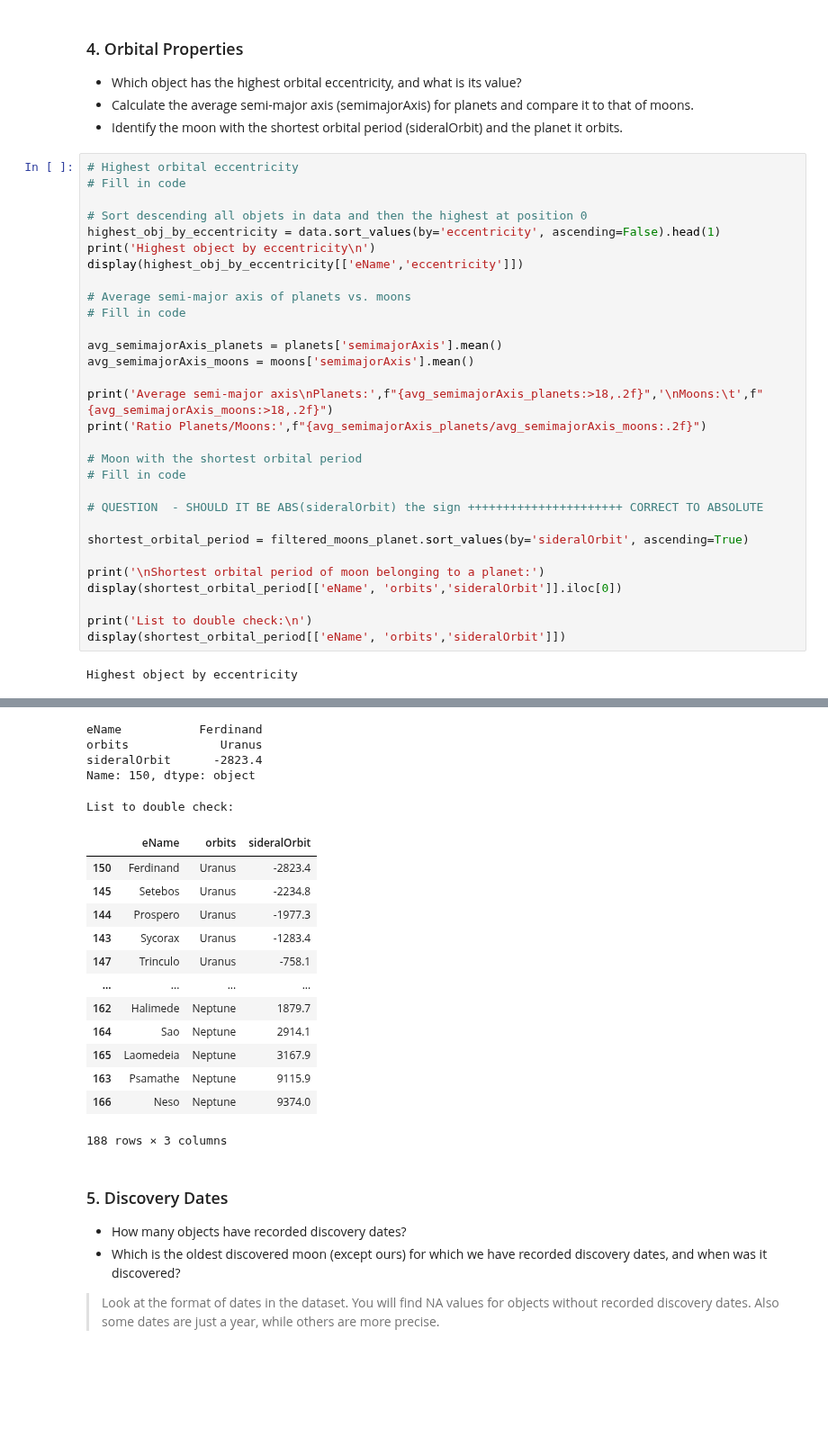
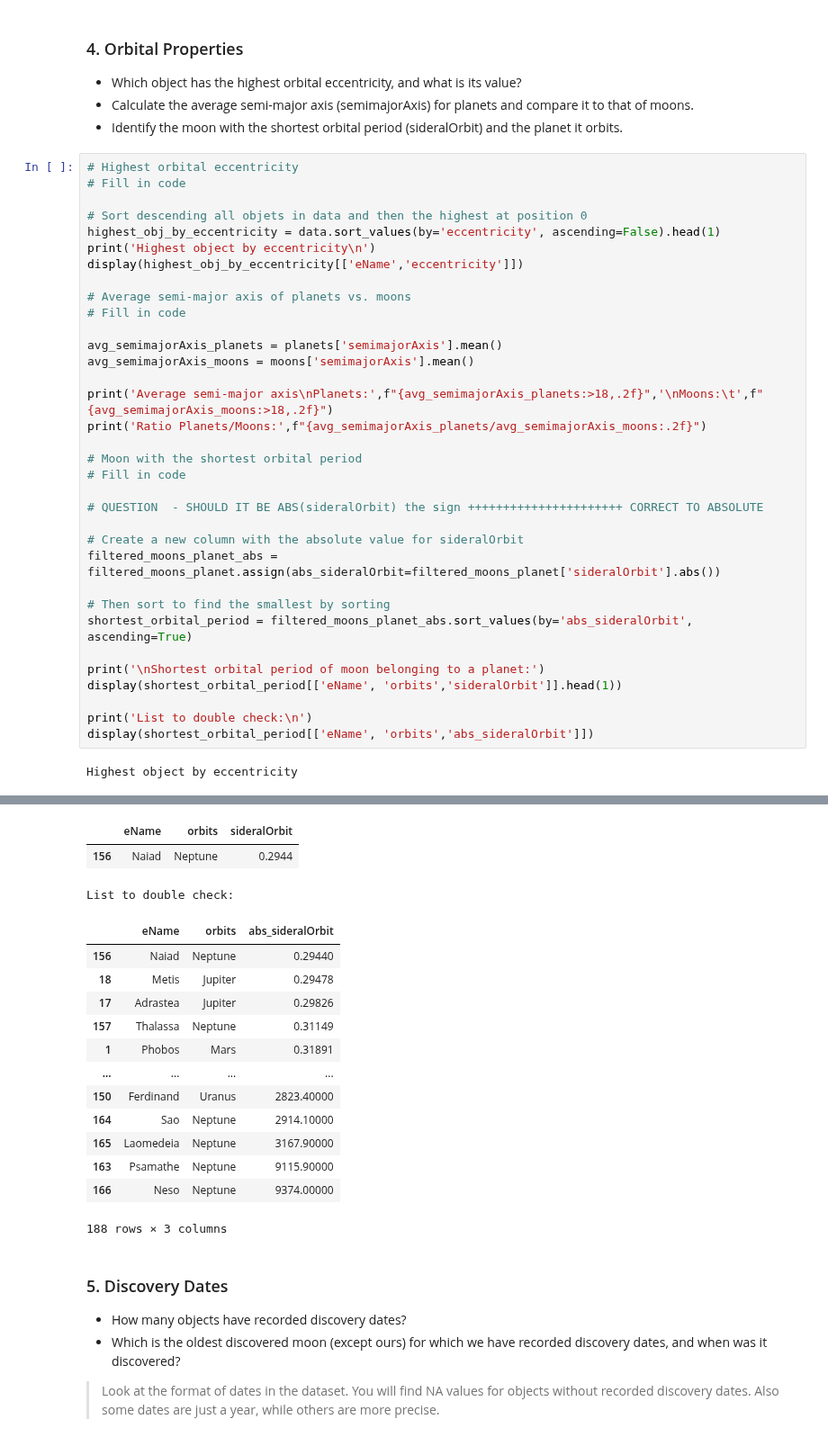
Before and after one commit to omanar1/usable_ai, a Jupyter notebook: Homework/assignment_m03_Ricardo_OMANA.ipynb, the cells around one changed output, grey strips where cells are left out. Shown at 90% size. Drawn from its saved outputs; the diff is of its cells as text; blank space fills up the shorter version.

```diff
--- a/Homework/assignment_m03_Ricardo_OMANA.ipynb
+++ b/Homework/assignment_m03_Ricardo_OMANA.ipynb
@@ -242,54 +242,56 @@ print('Highest object by eccentricity\n')
 display(highest_obj_by_eccentricity[['eName','eccentricity']])
 
 # Average semi-major axis of planets vs. moons
 # Fill in code
 
 avg_semimajorAxis_planets = planets['semimajorAxis'].mean()
 avg_semimajorAxis_moons = moons['semimajorAxis'].mean()
 
 print('Average semi-major axis\nPlanets:',f"{avg_semimajorAxis_planets:>18,.2f}",'\nMoons:\t',f"{avg_semimajorAxis_moons:>18,.2f}")
 print('Ratio Planets/Moons:',f"{avg_semimajorAxis_planets/avg_semimajorAxis_moons:.2f}")
 
 # Moon with the shortest orbital period
 # Fill in code
 
 # QUESTION  - SHOULD IT BE ABS(sideralOrbit) the sign ++++++++++++++++++++++ CORRECT TO ABSOLUTE
 
-shortest_orbital_period = filtered_moons_planet.sort_values(by='sideralOrbit', ascending=True)
+# Create a new column with the absolute value for sideralOrbit
+filtered_moons_planet_abs = filtered_moons_planet.assign(abs_sideralOrbit=filtered_moons_planet['sideralOrbit'].abs())
+
+# Then sort to find the smallest by sorting
+shortest_orbital_period = filtered_moons_planet_abs.sort_values(by='abs_sideralOrbit', ascending=True)
 
 print('\nShortest orbital period of moon belonging to a planet:')
-display(shortest_orbital_period[['eName', 'orbits','sideralOrbit']].iloc[0])
+display(shortest_orbital_period[['eName', 'orbits','sideralOrbit']].head(1))
 
 print('List to double check:\n')
-display(shortest_orbital_period[['eName', 'orbits','sideralOrbit']])
+display(shortest_orbital_period[['eName', 'orbits','abs_sideralOrbit']])
 # %% [output]
 Highest object by eccentricity
 |  | eName | eccentricity |
 | 155 | Nereid | 0.7512 |
 Average semi-major axis
 Planets:   1,264,715,207.25
 Moons:        12,257,587.94
 Ratio Planets/Moons: 103.18
 
 Shortest orbital period of moon belonging to a planet:
+|  | eName | orbits | sideralOrbit |
+| 156 | Naiad | Neptune | 0.2944 |
-eName           Ferdinand
-orbits             Uranus
-sideralOrbit      -2823.4
-Name: 150, dtype: object
+List to double check:
+|  | eName | orbits | abs_sideralOrbit |
+| 156 | Naiad | Neptune | 0.29440 |
+| 18 | Metis | Jupiter | 0.29478 |
+| 17 | Adrastea | Jupiter | 0.29826 |
+| 157 | Thalassa | Neptune | 0.31149 |
+| 1 | Phobos | Mars | 0.31891 |
+| ... | ... | ... | ... |
+| 150 | Ferdinand | Uranus | 2823.40000 |
+| 164 | Sao | Neptune | 2914.10000 |
+| 165 | Laomedeia | Neptune | 3167.90000 |
+| 163 | Psamathe | Neptune | 9115.90000 |
+| 166 | Neso | Neptune | 9374.00000 |
-List to double check:
+188 rows × 3 columns
-|  | eName | orbits | sideralOrbit |
-| 150 | Ferdinand | Uranus | -2823.4 |
-| 145 | Setebos | Uranus | -2234.8 |
-| 144 | Prospero | Uranus | -1977.3 |
-| 143 | Sycorax | Uranus | -1283.4 |
-| 147 | Trinculo | Uranus | -758.1 |
-| ... | ... | ... | ... |
-| 162 | Halimede | Neptune | 1879.7 |
-| 164 | Sao | Neptune | 2914.1 |
-| 165 | Laomedeia | Neptune | 3167.9 |
-| 163 | Psamathe | Neptune | 9115.9 |
-| 166 | Neso | Neptune | 9374.0 |
-188 rows × 3 columns
 # %% [markdown]
 ### 5. Discovery Dates
 
```
Also changed, not shown: 2 other files.
